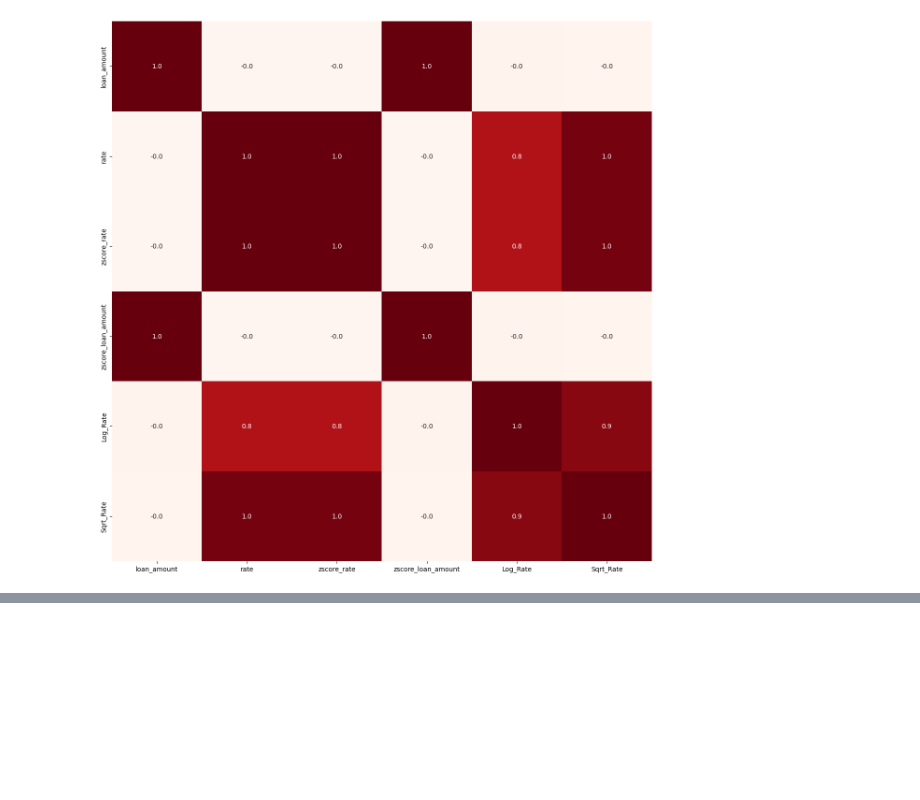
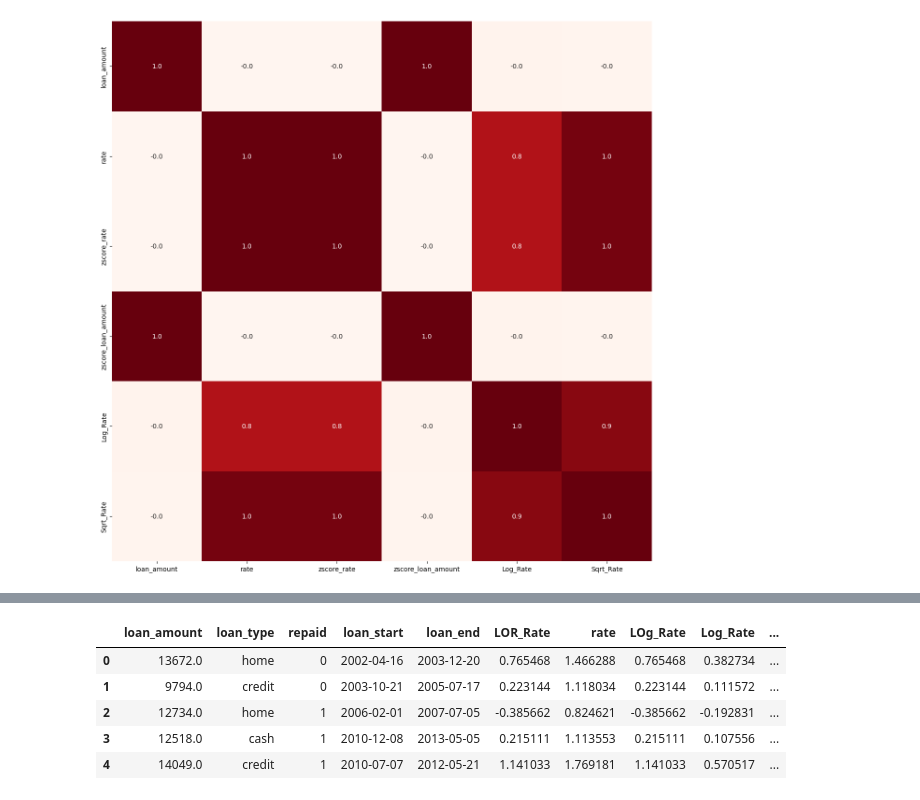
Before and after one commit to Artificial-i/-1-5, a Jupyter notebook: Untitled0.ipynb, the cells around one changed output, grey strips where cells are left out. Saved outputs shown, nothing was run; the diff lists cells and outputs as text; code cells hidden in the pictures; blank space fills up the shorter version.

```diff
--- a/Untitled0.ipynb
+++ b/Untitled0.ipynb
@@ -430,0 +431,15 @@ df.shape
+# %%
+# بررسی توضیع نرمال
+# آیا توضیع نرمال درست اتقاف اقتاده یانه ؟ برای این کار عملیات زیر را انحام میدهیم
+# باید لوگاریت و رادیکال ریت را محاسبه کنیم
+# به این دلیل این دو تا -Log_RateوLog_Sqrt-را آوردیم که هر کدام بهتر باشد ان را جایگزین کنیم
+df['Log_Rate'] = np.log(df['rate'])
+df['Sqrt_Rate'] = np.sqrt(df['rate'])
+df.head()
+# %% [output]
+|  | loan_amount | loan_type | repaid | loan_start | loan_end | LOR_Rate | rate | LOg_Rate | Log_Rate | ... |
+| 0 | 13672.0 | home | 0 | 2002-04-16 | 2003-12-20 | 0.765468 | 1.466288 | 0.765468 | 0.382734 | ... |
+| 1 | 9794.0 | credit | 0 | 2003-10-21 | 2005-07-17 | 0.223144 | 1.118034 | 0.223144 | 0.111572 | ... |
+| 2 | 12734.0 | home | 1 | 2006-02-01 | 2007-07-05 | -0.385662 | 0.824621 | -0.385662 | -0.192831 | ... |
+| 3 | 12518.0 | cash | 1 | 2010-12-08 | 2013-05-05 | 0.215111 | 1.113553 | 0.215111 | 0.107556 | ... |
+| 4 | 14049.0 | credit | 1 | 2010-07-07 | 2012-05-21 | 1.141033 | 1.769181 | 1.141033 | 0.570517 | ... |
```
Also changed, not shown: parts of 12 cells of this notebook.
